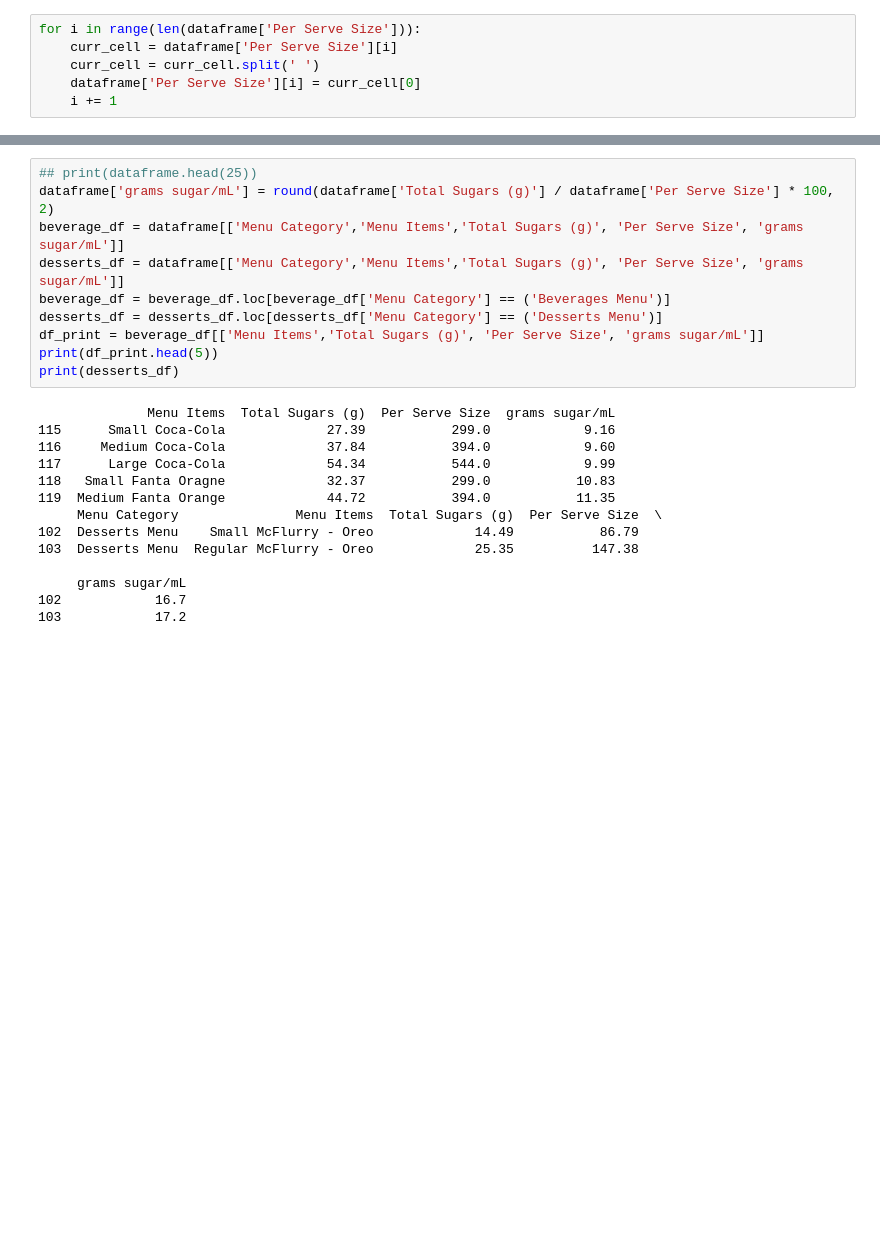
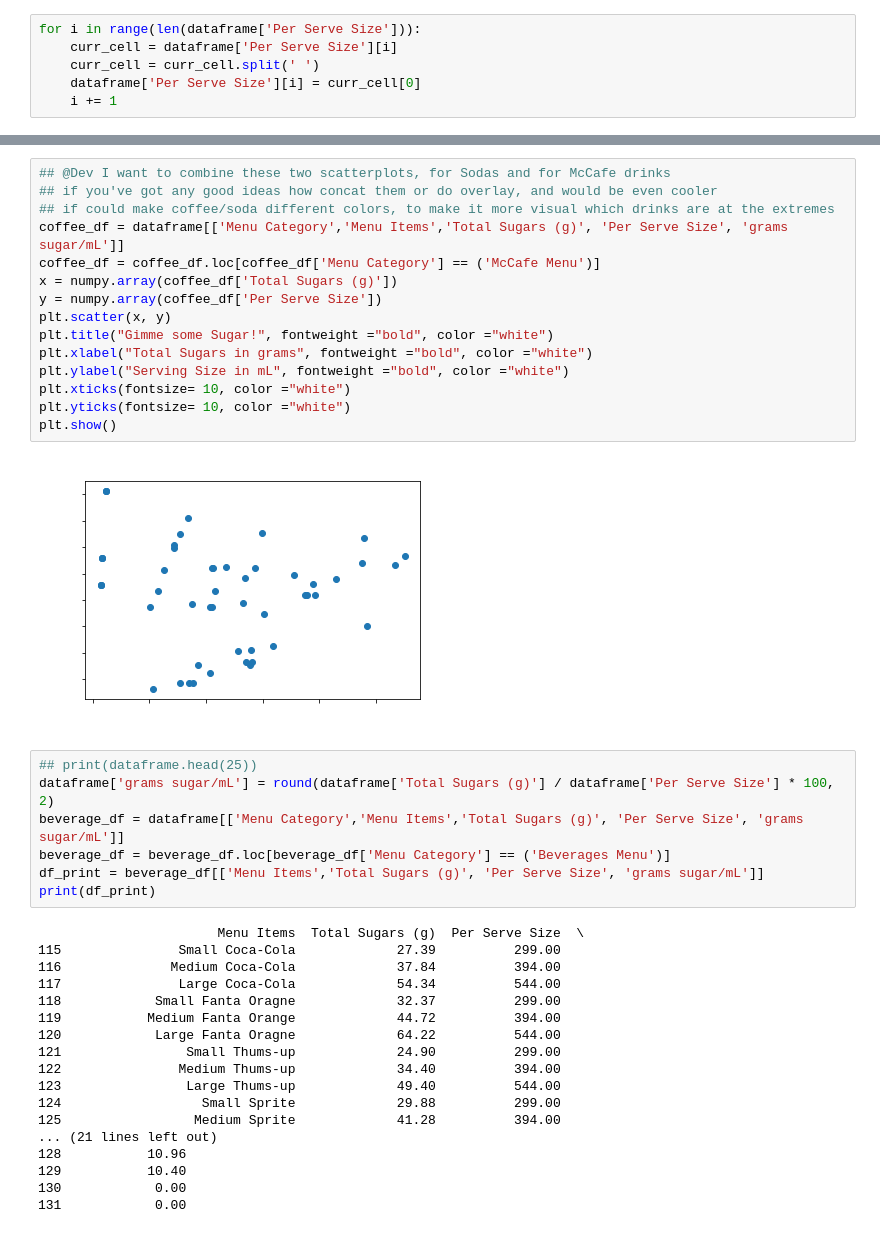
Before and after one commit to Frankenmiller/jupyter-final-data-project, a Jupyter notebook: final_python_project/notebook.ipynb, the cells around one changed output, grey strips where cells are left out. Saved outputs shown, nothing was run; the diff lists cells and outputs as text; blank space fills up the shorter version.

```diff
--- a/final_python_project/notebook.ipynb
+++ b/final_python_project/notebook.ipynb
@@ -190,25 +197,43 @@ plt.show()
+# %%
+## @Dev I want to combine these two scatterplots, for Sodas and for McCafe drinks
+## if you've got any good ideas how concat them or do overlay, and would be even cooler
+## if could make coffee/soda different colors, to make it more visual which drinks are at the extremes
+coffee_df = dataframe[['Menu Category','Menu Items','Total Sugars (g)', 'Per Serve Size', 'grams sugar/mL']]
+coffee_df = coffee_df.loc[coffee_df['Menu Category'] == ('McCafe Menu')]
+x = numpy.array(coffee_df['Total Sugars (g)'])
+y = numpy.array(coffee_df['Per Serve Size'])
+plt.scatter(x, y)
+plt.title("Gimme some Sugar!", fontweight ="bold", color ="white")
+plt.xlabel("Total Sugars in grams", fontweight ="bold", color ="white")
+plt.ylabel("Serving Size in mL", fontweight ="bold", color ="white")
+plt.xticks(fontsize= 10, color ="white")
+plt.yticks(fontsize= 10, color ="white")
+plt.show()
+# %% [output]
+[figure, added]
 # %%
 ## print(dataframe.head(25))
 dataframe['grams sugar/mL'] = round(dataframe['Total Sugars (g)'] / dataframe['Per Serve Size'] * 100, 2)
 beverage_df = dataframe[['Menu Category','Menu Items','Total Sugars (g)', 'Per Serve Size', 'grams sugar/mL']]
-desserts_df = dataframe[['Menu Category','Menu Items','Total Sugars (g)', 'Per Serve Size', 'grams sugar/mL']]
 beverage_df = beverage_df.loc[beverage_df['Menu Category'] == ('Beverages Menu')]
-desserts_df = desserts_df.loc[desserts_df['Menu Category'] == ('Desserts Menu')]
 df_print = beverage_df[['Menu Items','Total Sugars (g)', 'Per Serve Size', 'grams sugar/mL']]
-print(df_print.head(5))
-print(desserts_df)
+print(df_print)
 # %% [output]
-              Menu Items  Total Sugars (g)  Per Serve Size  grams sugar/mL
-115      Small Coca-Cola             27.39           299.0            9.16
-116     Medium Coca-Cola             37.84           394.0            9.60
-117      Large Coca-Cola             54.34           544.0            9.99
-118   Small Fanta Oragne             32.37           299.0           10.83
-119  Medium Fanta Orange             44.72           394.0           11.35
-     Menu Category               Menu Items  Total Sugars (g)  Per Serve Size  \
-102  Desserts Menu    Small McFlurry - Oreo             14.49           86.79
-103  Desserts Menu  Regular McFlurry - Oreo             25.35          147.38
-
-     grams sugar/mL
-102            16.7
-103            17.2
+                       Menu Items  Total Sugars (g)  Per Serve Size  \
+115               Small Coca-Cola             27.39          299.00
+116              Medium Coca-Cola             37.84          394.00
+117               Large Coca-Cola             54.34          544.00
+118            Small Fanta Oragne             32.37          299.00
+119           Medium Fanta Orange             44.72          394.00
+120            Large Fanta Oragne             64.22          544.00
+121                Small Thums-up             24.90          299.00
+122               Medium Thums-up             34.40          394.00
+123                Large Thums-up             49.40          544.00
+124                  Small Sprite             29.88          299.00
+125                 Medium Sprite             41.28          394.00
+... (21 lines left out)
+128           10.96
+129           10.40
+130            0.00
+131            0.00
 # %% [markdown]
```
Also changed, not shown: parts of 16 cells of this notebook.
